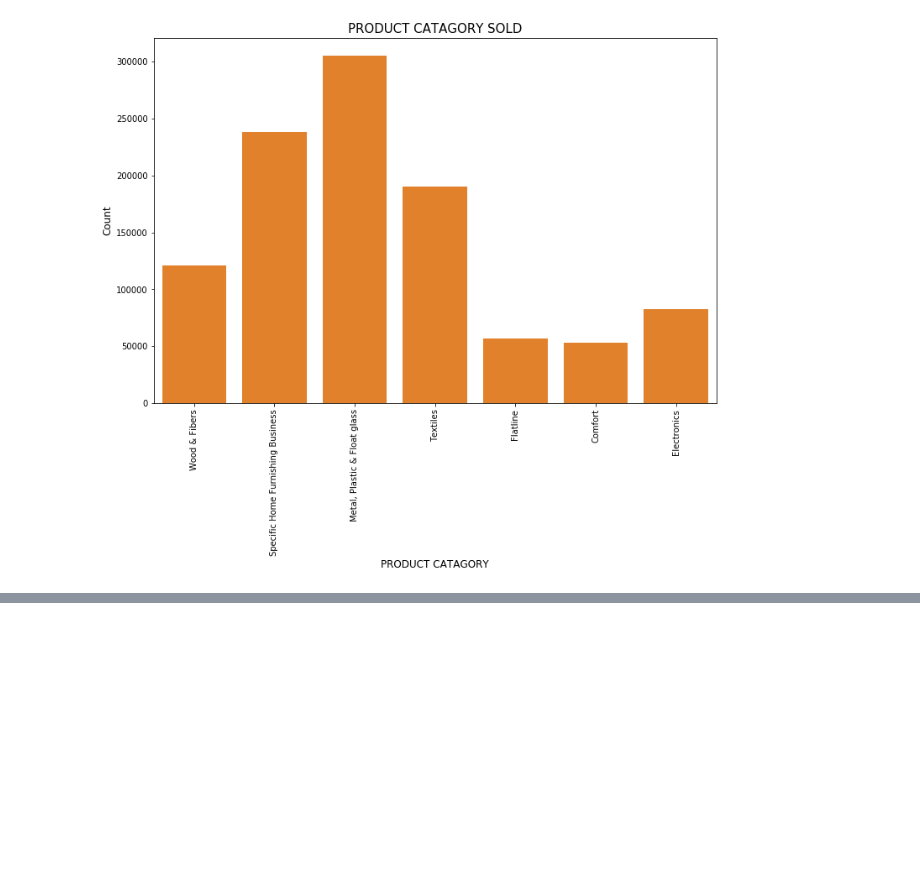
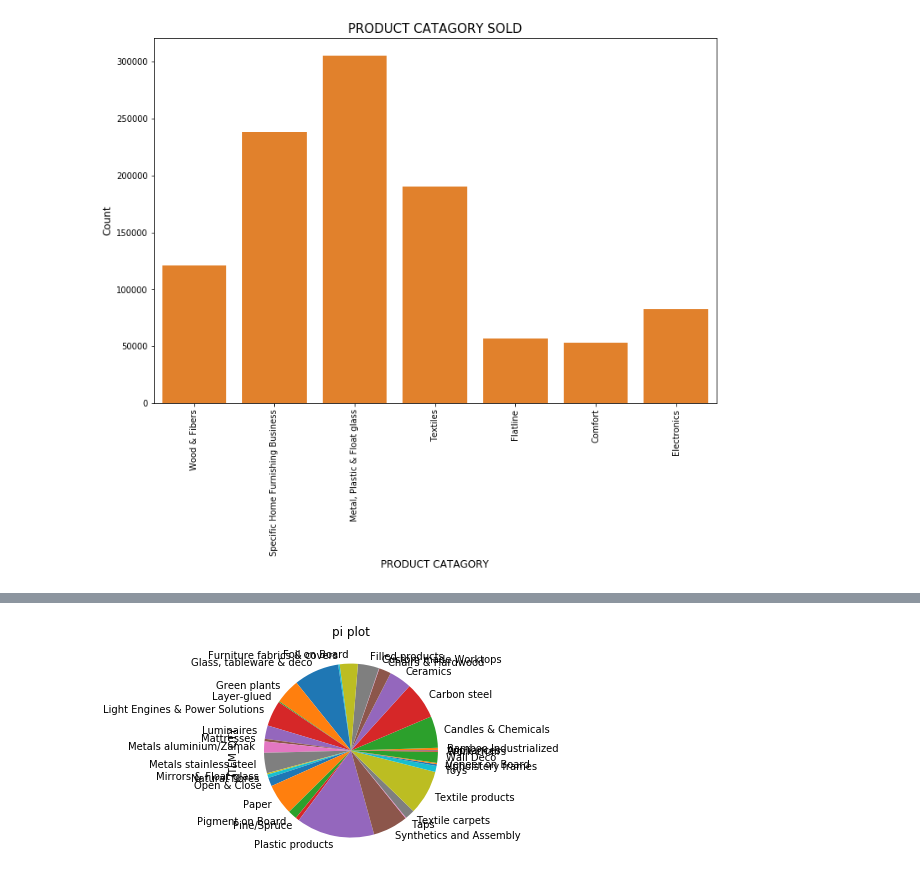
Before and after one commit to GAURAB10/python1, a Jupyter notebook: data_science.ipynb, the cells around one changed output, grey strips where cells are left out. Cells and saved outputs as stored; diff of their text form; code cells hidden in the pictures; blank space fills up the shorter version.

```diff
--- a/data_science.ipynb
+++ b/data_science.ipynb
@@ -157,0 +157,2 @@ plt.show()
+# %%
+df_catagory = df1.groupby('MA_CAT_NAME_EN' , axis = 0).sum()
@@ -157,0 +180,6 @@ plt.show()
+# %%
+df_catagory ['ITEM_QTY'].plot(kind='pie')
+plt.title('pi plot')
+plt.show()
+# %% [output]
+[figure, added]
```
Also changed, not shown: parts of 27 cells of this notebook.
